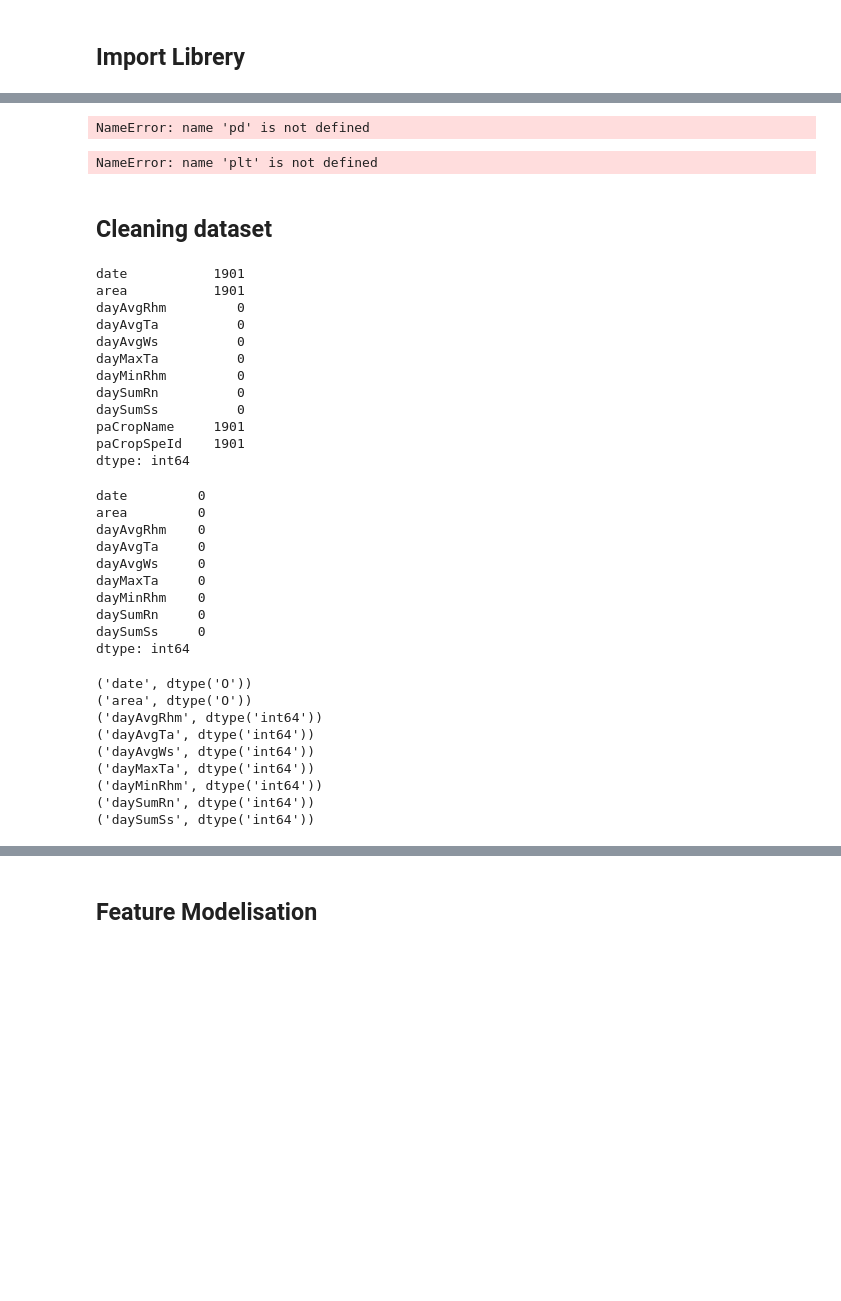
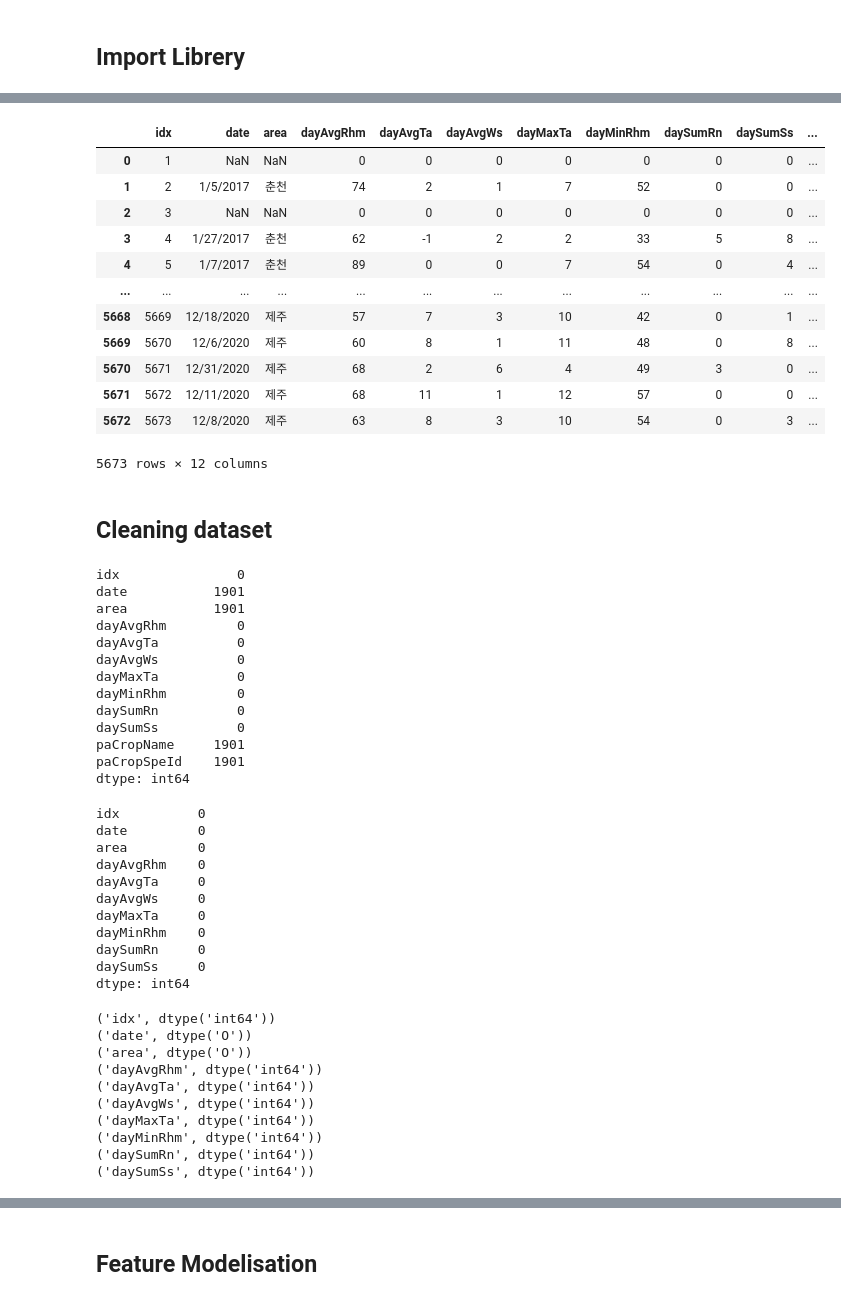
Before and after one commit to rsteam-dev/smart-farm_ML, a Jupyter notebook: radish#2 .ipynb, the cells around one changed output, grey strips where cells are left out. Drawn from its saved outputs; the diff is of its cells as text; code cells hidden in the pictures; blank space fills up the shorter version.

```diff
--- a/radish#2 .ipynb
+++ b/radish#2 .ipynb
@@ -26,13 +25,21 @@ ImportError: cannot import name 'NA' from 'pandas._libs.missing' (C:\ProgramData
-# %%
-data_set = pd.read_csv("data_agriculture.csv", engine='python', index_col = 0)
-data_set
-# %% [output]
-NameError: name 'pd' is not defined
-# %%
-plt.figure(figsize = (10, 10))
-sns.heatmap(data.isnull(), cbar = False, cmap = 'YlGnBu')
-# %% [output]
-NameError: name 'plt' is not defined
+# %%
+file = 'data_agriculture2.csv'
+data_set = pd.read_csv(file, encoding='utf-8')
+data_set
+# %% [output]
+|  | idx | date | area | dayAvgRhm | dayAvgTa | dayAvgWs | dayMaxTa | dayMinRhm | daySumRn | daySumSs | ... |
+| 0 | 1 | NaN | NaN | 0 | 0 | 0 | 0 | 0 | 0 | 0 | ... |
+| 1 | 2 | 1/5/2017 | 춘천 | 74 | 2 | 1 | 7 | 52 | 0 | 0 | ... |
+| 2 | 3 | NaN | NaN | 0 | 0 | 0 | 0 | 0 | 0 | 0 | ... |
+| 3 | 4 | 1/27/2017 | 춘천 | 62 | -1 | 2 | 2 | 33 | 5 | 8 | ... |
+| 4 | 5 | 1/7/2017 | 춘천 | 89 | 0 | 0 | 7 | 54 | 0 | 4 | ... |
+| ... | ... | ... | ... | ... | ... | ... | ... | ... | ... | ... | ... |
+| 5668 | 5669 | 12/18/2020 | 제주 | 57 | 7 | 3 | 10 | 42 | 0 | 1 | ... |
+| 5669 | 5670 | 12/6/2020 | 제주 | 60 | 8 | 1 | 11 | 48 | 0 | 8 | ... |
+| 5670 | 5671 | 12/31/2020 | 제주 | 68 | 2 | 6 | 4 | 49 | 3 | 0 | ... |
+| 5671 | 5672 | 12/11/2020 | 제주 | 68 | 11 | 1 | 12 | 57 | 0 | 0 | ... |
+| 5672 | 5673 | 12/8/2020 | 제주 | 63 | 8 | 3 | 10 | 54 | 0 | 3 | ... |
+5673 rows × 12 columns
 # %% [markdown]
 ## Cleaning dataset
 # %%
@@ -40,6 +47,7 @@ data = data_set.copy()
 # %%
 data.isnull().sum()
 # %% [output]
+idx               0
 date           1901
 area           1901
 dayAvgRhm         0
@@ -60,6 +68,7 @@ data = data.dropna(how='any')
 # %%
 data.isnull().sum()
 # %% [output]
+idx          0
 date         0
 area         0
 dayAvgRhm    0
@@ -75,6 +84,7 @@ dtype: int64
 for dtype in data.dtypes.iteritems():
     print(dtype)
 # %% [output]
+('idx', dtype('int64'))
 ('date', dtype('O'))
 ('area', dtype('O'))
 ('dayAvgRhm', dtype('int64'))
```
Also changed, not shown: parts of 10 cells of this notebook.
